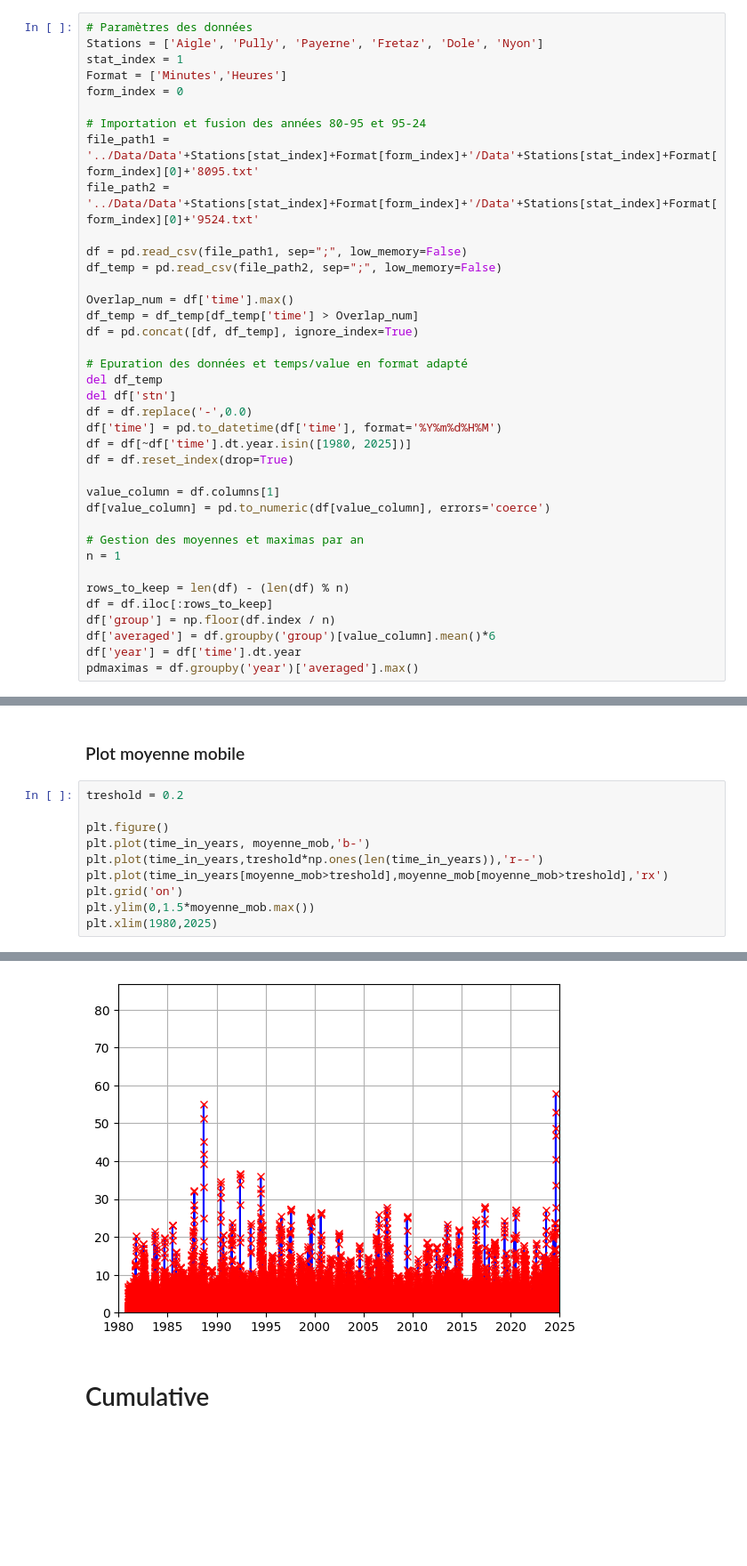
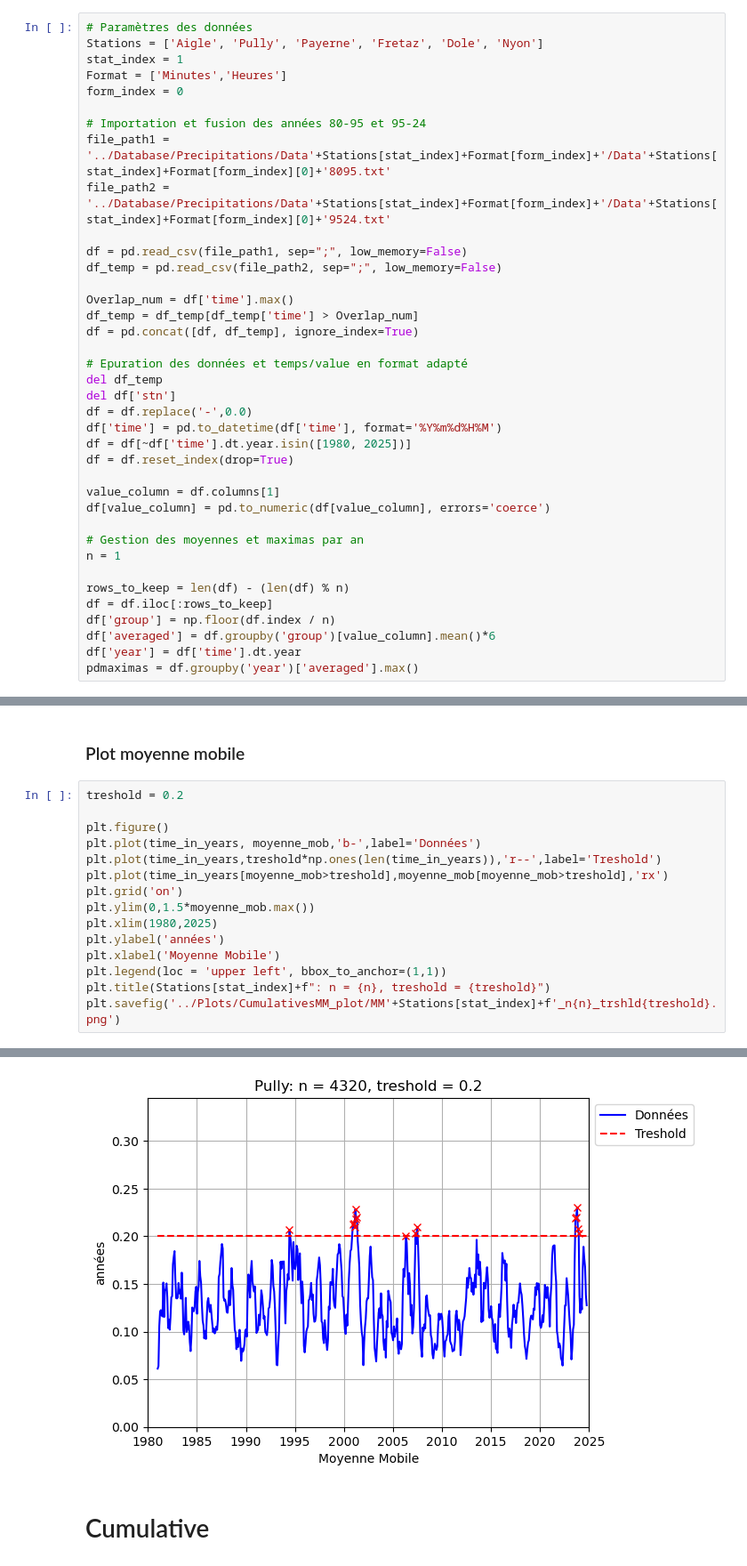
Before and after one commit to Eugnmttx/RainAnalysis, a Jupyter notebook: Version2/Cumulative_and_MM.ipynb, the cells around one changed output, grey strips where cells are left out. Shown: that part at 89% size. Drawn from its saved outputs; the diff is of its cells as text; blank space fills up the shorter version.

Commit message:
Change of the plots with automate savefig and adaptated titles

```diff
--- a/Version2/Cumulative_and_MM.ipynb
+++ b/Version2/Cumulative_and_MM.ipynb
@@ -16,8 +16,8 @@ Format = ['Minutes','Heures']
 form_index = 0
 
 # Importation et fusion des années 80-95 et 95-24
-file_path1 = '../Data/Data'+Stations[stat_index]+Format[form_index]+'/Data'+Stations[stat_index]+Format[form_index][0]+'8095.txt'
-file_path2 = '../Data/Data'+Stations[stat_index]+Format[form_index]+'/Data'+Stations[stat_index]+Format[form_index][0]+'9524.txt'
+file_path1 = '../Database/Precipitations/Data'+Stations[stat_index]+Format[form_index]+'/Data'+Stations[stat_index]+Format[form_index][0]+'8095.txt'
+file_path2 = '../Database/Precipitations/Data'+Stations[stat_index]+Format[form_index]+'/Data'+Stations[stat_index]+Format[form_index][0]+'9524.txt'
 
 df = pd.read_csv(file_path1, sep=";", low_memory=False)
 df_temp = pd.read_csv(file_path2, sep=";", low_memory=False)
@@ -66,10 +66,15 @@ moyenne_mob = np.convolve(values,np.ones(m)/m,mode='same')
 treshold = 0.2
 
 plt.figure()
-plt.plot(time_in_years, moyenne_mob,'b-')
-plt.plot(time_in_years,treshold*np.ones(len(time_in_years)),'r--')
+plt.plot(time_in_years, moyenne_mob,'b-',label='Données')
+plt.plot(time_in_years,treshold*np.ones(len(time_in_years)),'r--',label='Treshold')
 plt.plot(time_in_years[moyenne_mob>treshold],moyenne_mob[moyenne_mob>treshold],'rx')
 plt.grid('on')
 plt.ylim(0,1.5*moyenne_mob.max())
 plt.xlim(1980,2025)
+plt.ylabel('années')
+plt.xlabel('Moyenne Mobile')
+plt.legend(loc = 'upper left', bbox_to_anchor=(1,1))
+plt.title(Stations[stat_index]+f": n = {n}, treshold = {treshold}")
+plt.savefig('../Plots/CumulativesMM_plot/MM'+Stations[stat_index]+f'_n{n}_trshld{treshold}.png')
 # %% [output]
@@ -77,4 +81,4 @@ plt.xlim(1980,2025)
-[figure, old version]
+[figure, new version]
 # %% [markdown]
 # Cumulative
 # %%
```
Also changed, not shown: parts of 3 cells of this notebook.
